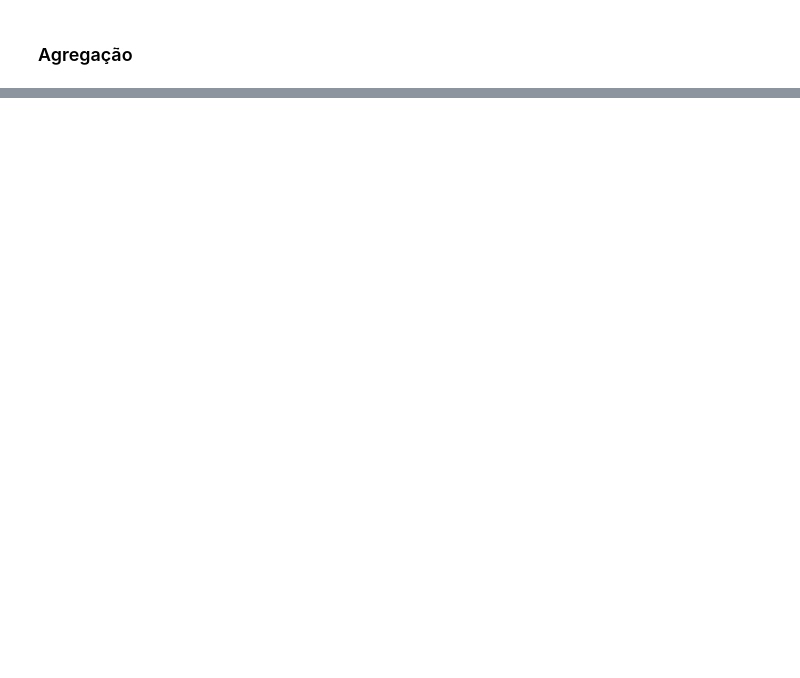
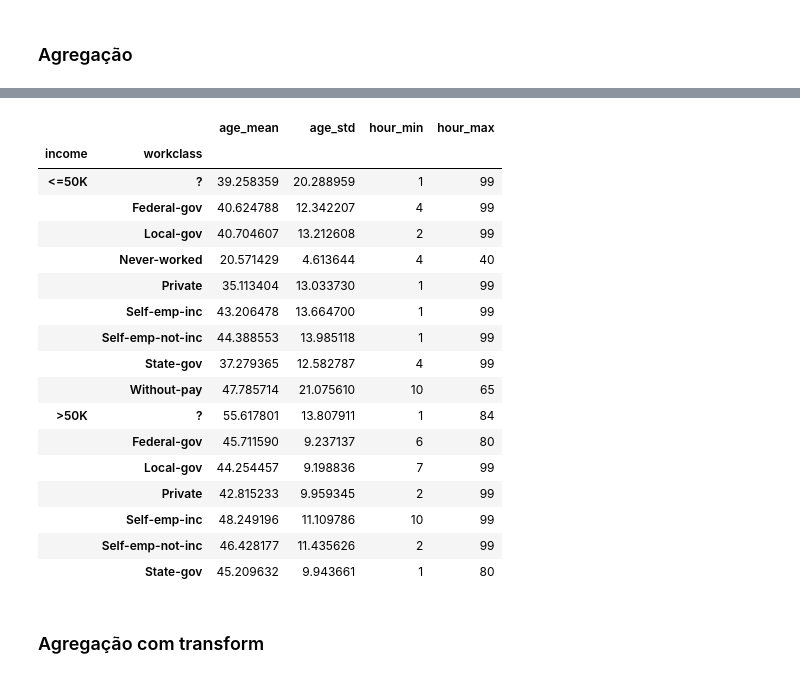
Before and after one commit to DanRelief/DanRelief, a Jupyter notebook: Pandas.ipynb, the cells around one changed output, grey strips where cells are left out. Drawn from its saved outputs; the diff is of its cells as text; code cells hidden in the pictures; blank space fills up the shorter version.

```diff
--- a/Pandas.ipynb
+++ b/Pandas.ipynb
@@ -817,0 +1282,26 @@ dtype: float64
+# %%
+dataset.groupby(["income", "workclass"]).agg(age_mean= ("age", "mean"),
+                                             age_std= ("age", "std"),
+                                             hour_min= ("hour-per-week","min"),
+                                             hour_max= ("hour-per-week", "max")) #definindo funções agregadas de acordo com a necessidade. Mostrando de uma outra forma, mais organizada
+# %% [output]
+|  |  | age_mean | age_std | hour_min | hour_max |
+| income | workclass |  |  |  |  |
+| <=50K | ? | 39.258359 | 20.288959 | 1 | 99 |
+|  | Federal-gov | 40.624788 | 12.342207 | 4 | 99 |
+|  | Local-gov | 40.704607 | 13.212608 | 2 | 99 |
+|  | Never-worked | 20.571429 | 4.613644 | 4 | 40 |
+|  | Private | 35.113404 | 13.033730 | 1 | 99 |
+|  | Self-emp-inc | 43.206478 | 13.664700 | 1 | 99 |
+|  | Self-emp-not-inc | 44.388553 | 13.985118 | 1 | 99 |
+|  | State-gov | 37.279365 | 12.582787 | 4 | 99 |
+|  | Without-pay | 47.785714 | 21.075610 | 10 | 65 |
+| >50K | ? | 55.617801 | 13.807911 | 1 | 84 |
+|  | Federal-gov | 45.711590 | 9.237137 | 6 | 80 |
+|  | Local-gov | 44.254457 | 9.198836 | 7 | 99 |
+|  | Private | 42.815233 | 9.959345 | 2 | 99 |
+|  | Self-emp-inc | 48.249196 | 11.109786 | 10 | 99 |
+|  | Self-emp-not-inc | 46.428177 | 11.435626 | 2 | 99 |
+|  | State-gov | 45.209632 | 9.943661 | 1 | 80 |
+# %% [markdown]
+### Agregação com transform
```
Also changed, not shown: parts of 98 cells of this notebook.
